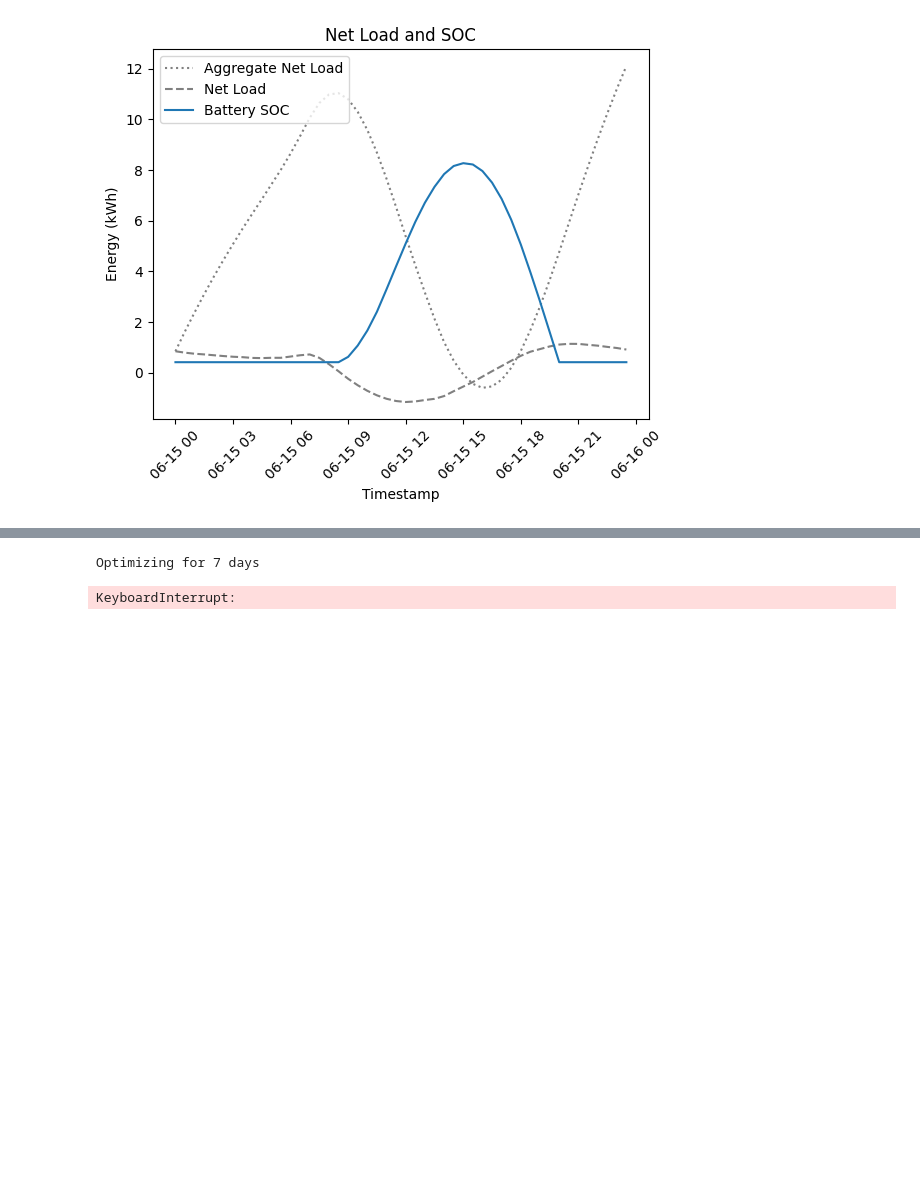
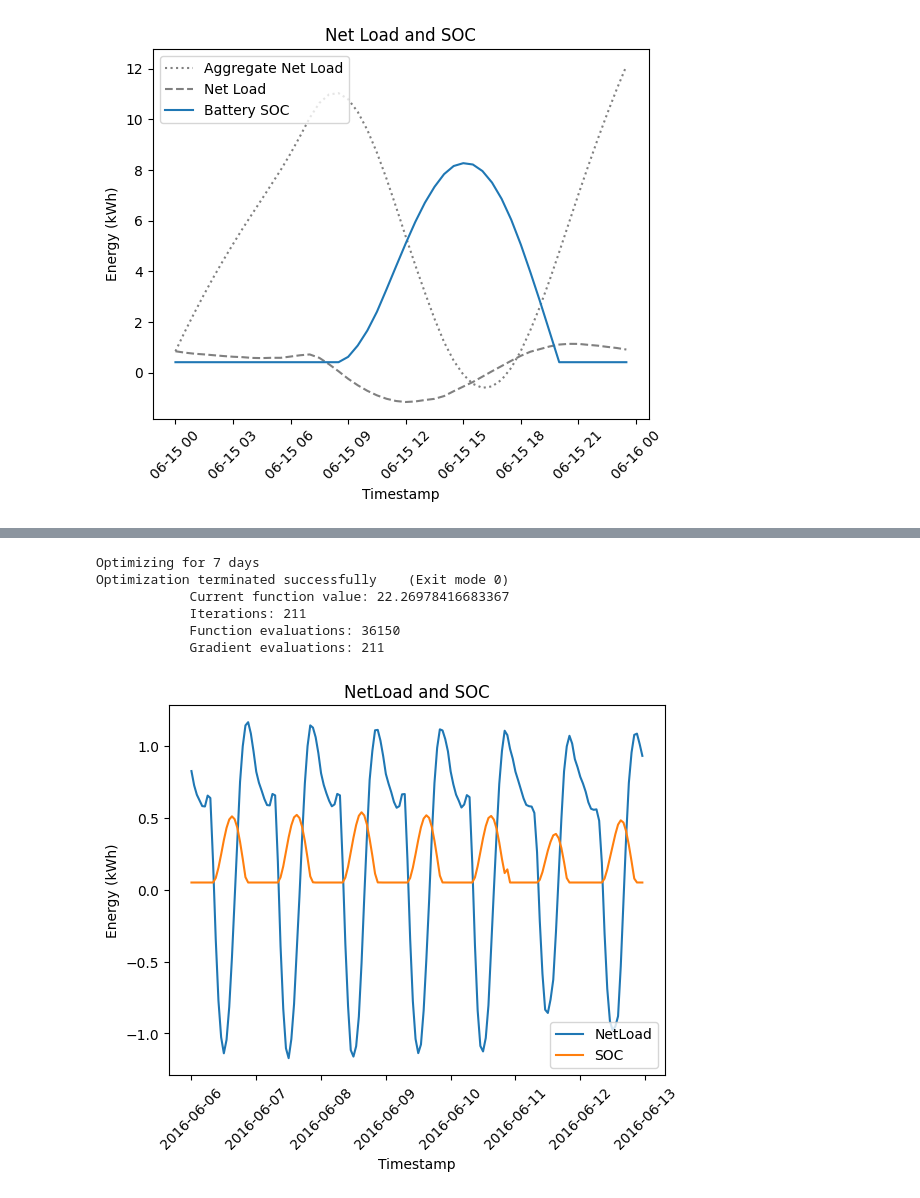
Before and after one commit to alexrtseng/foss-optimization, a Jupyter notebook: Battery_Size_Opt.ipynb, the cells around one changed output, grey strips where cells are left out. Cells and saved outputs as stored; diff of their text form; code cells hidden in the pictures; blank space fills up the shorter version.

```diff
--- a/Battery_Size_Opt.ipynb
+++ b/Battery_Size_Opt.ipynb
@@ -225,9 +253,12 @@ L-BFGS-B |  Cannot Handle Constraints
 # %%
-charge_optimizer.duration = 7
-charge_optimizer.set_new_input(week_avg['NetLoad'], 7, import_tariff)
 print(f'Optimizing for {charge_optimizer.duration} days')
-charge_optimizer.local_optimize(method='trust-constr', tol=1e-6)
+charge_optimizer.local_optimize(method='SLSQP', tol=1e-4)
 charge_optimizer.plot_results(week_avg.index)
 # %% [output]
 Optimizing for 7 days
+Optimization terminated successfully    (Exit mode 0)
+            Current function value: 22.26978416683367
+            Iterations: 211
+            Function evaluations: 36150
+            Gradient evaluations: 211
-KeyboardInterrupt:
+[figure, added]
```
Also changed, not shown: parts of 22 cells of this notebook, 4 other files.
